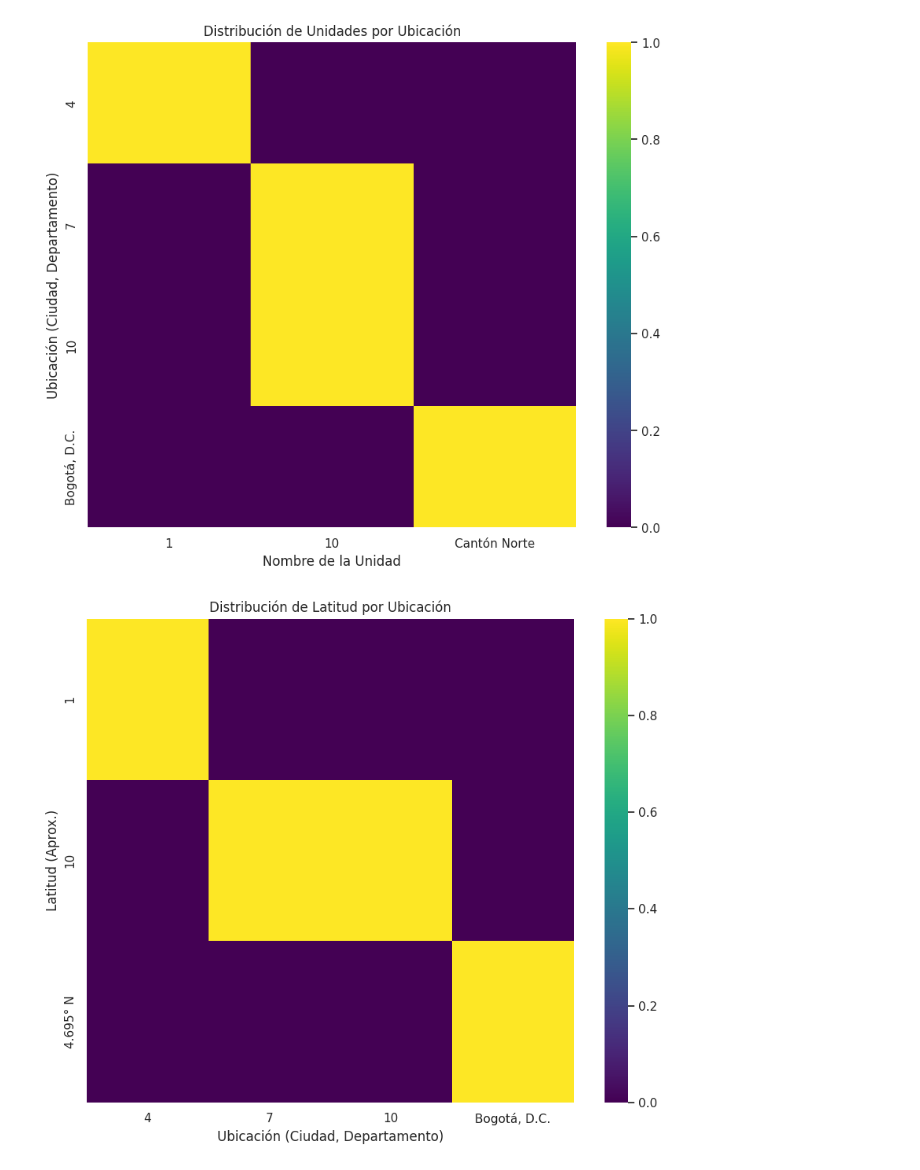
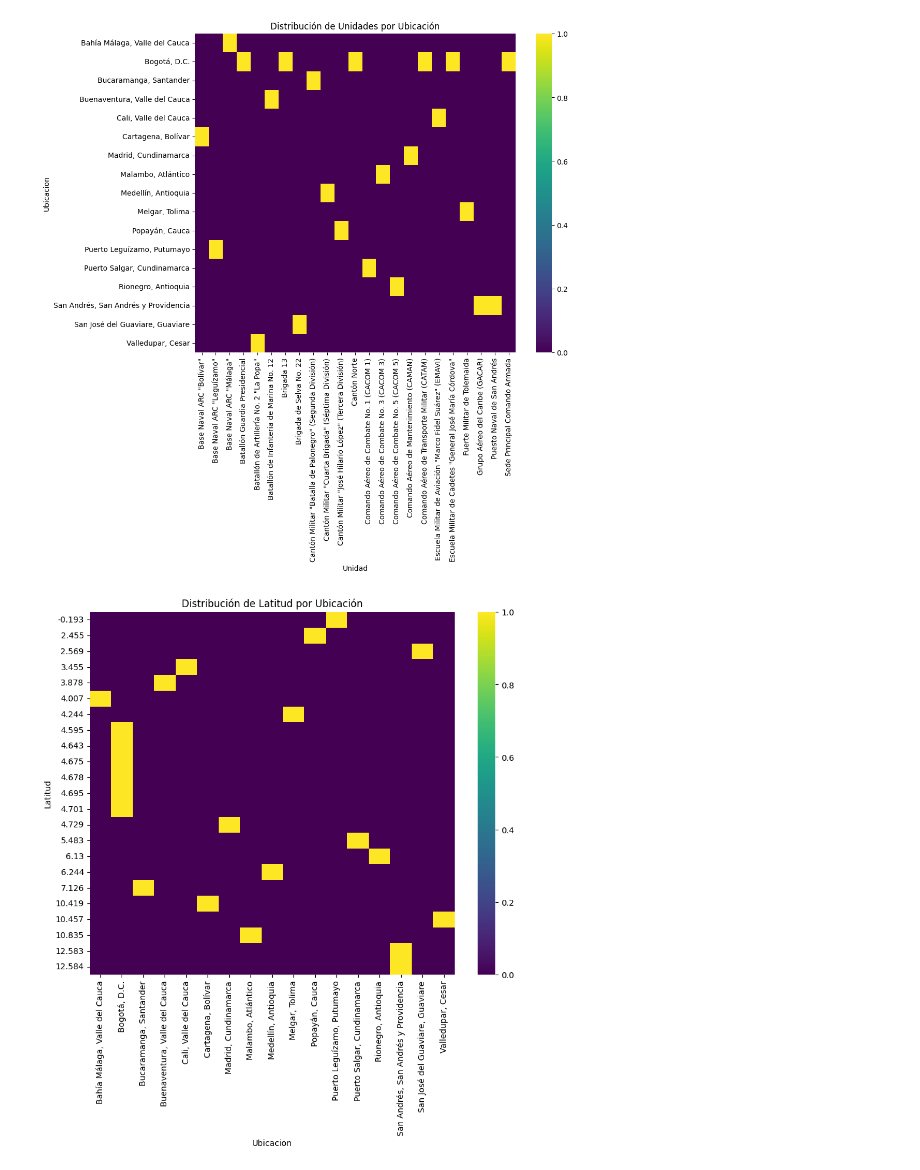
Before and after one commit to deisanchezh/proyecto_tech, a Jupyter notebook: TP1/Ubicacion_BS_Militares.ipynb, the cells around one changed output. Cells and saved outputs as stored; diff of their text form; code cells hidden in the pictures.

```diff
--- a/TP1/Ubicacion_BS_Militares.ipynb
+++ b/TP1/Ubicacion_BS_Militares.ipynb
@@ -111,23 +111,23 @@ df_2dhist = pd.crosstab(
 # %%
 from matplotlib import pyplot as plt
 import seaborn as sns
 import pandas as pd
 
 # Crea una tabla de frecuencia limpia
 df_2dhist = pd.crosstab(
-    index=_df_12['Ubicación (Ciudad, Departamento)'],
-    columns=_df_12['Nombre de la Unidad']
+    index=full_df['Ubicacion'],
+    columns=full_df['Unidad']
 )
 
 # Genera el heatmap
 plt.figure(figsize=(10, 8)) # Usar plt.figure es un poco más estándar
 sns.heatmap(df_2dhist, cmap='viridis')
-plt.xlabel('Nombre de la Unidad')
-plt.ylabel('Ubicación (Ciudad, Departamento)')
+plt.xlabel('Unidad')
+plt.ylabel('Ubicacion')
 plt.title('Distribución de Unidades por Ubicación') # Es buena práctica añadir un título
 plt.show()
 # %% [output]
-[figure, old version]
+[figure, new version]
 # %%
 from matplotlib import pyplot as plt
 import seaborn as sns
@@ -135,19 +135,19 @@ import pandas as pd
 
 # Crea una tabla de frecuencia limpia
 df_2dhist = pd.crosstab(
-    index=_df_13['Latitud (Aprox.)'],
-    columns=_df_13['Ubicación (Ciudad, Departamento)']
+    index=full_df['Latitud'],
+    columns=full_df['Ubicacion']
 )
 
 # Genera el heatmap
 plt.figure(figsize=(10, 8))
 sns.heatmap(df_2dhist, cmap='viridis')
-plt.xlabel('Ubicación (Ciudad, Departamento)')
-plt.ylabel('Latitud (Aprox.)')
+plt.xlabel('Ubicacion')
+plt.ylabel('Latitud')
 plt.title('Distribución de Latitud por Ubicación')
 plt.show()
 # %% [output]
-[figure, old version]
+[figure, new version]
 # %%
 from matplotlib import pyplot as plt
 import seaborn as sns
```
Also changed, not shown: parts of 4 cells of this notebook.
